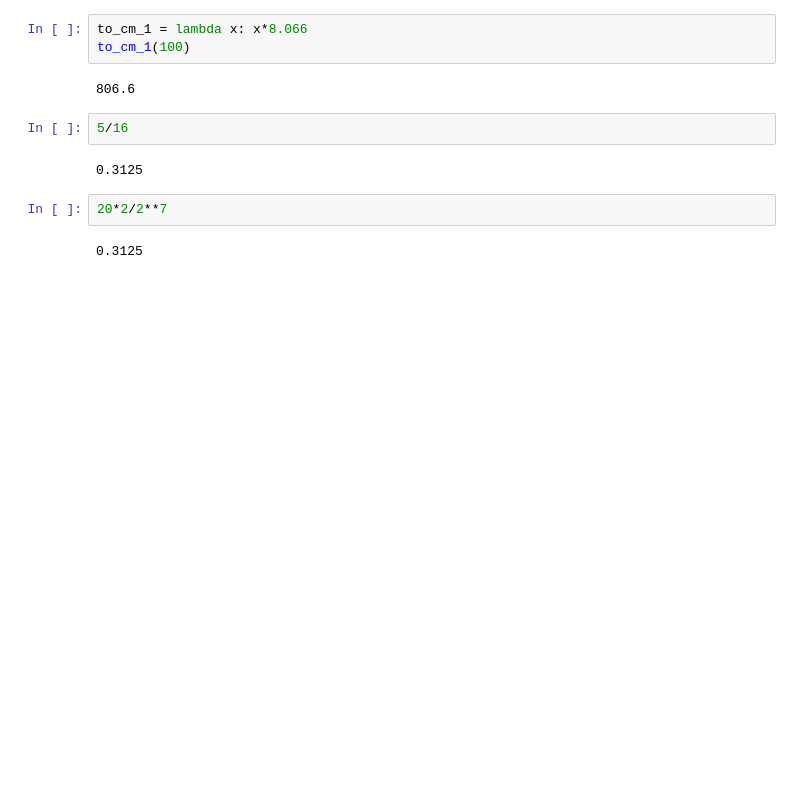
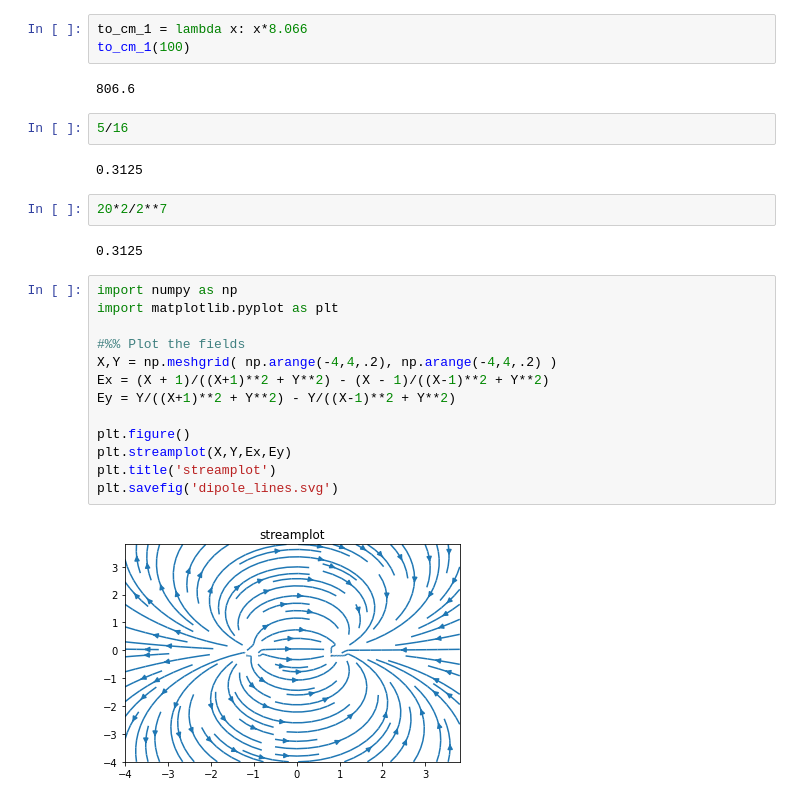
Before and after one commit to AlessandroLodi/DPhil-Thesis-Oxford, a Jupyter notebook: chapter_fabrication/figures/plotting_fabrication.ipynb, the cells around one changed output. Drawn from its saved outputs; the diff is of its cells as text; blank space fills up the shorter version.

```diff
--- a/chapter_fabrication/figures/plotting_fabrication.ipynb
+++ b/chapter_fabrication/figures/plotting_fabrication.ipynb
@@ -552,3 +552,18 @@ to_cm_1(100)
 20*2/2**7
 # %% [output]
 0.3125
+# %%
+import numpy as np
+import matplotlib.pyplot as plt
+
+#%% Plot the fields
+X,Y = np.meshgrid( np.arange(-4,4,.2), np.arange(-4,4,.2) )
+Ex = (X + 1)/((X+1)**2 + Y**2) - (X - 1)/((X-1)**2 + Y**2)
+Ey = Y/((X+1)**2 + Y**2) - Y/((X-1)**2 + Y**2)
+
+plt.figure()
+plt.streamplot(X,Y,Ex,Ey)
+plt.title('streamplot')
+plt.savefig('dipole_lines.svg')
+# %% [output]
+[figure, added]
```
Also changed, not shown: parts of 1 cell of this notebook, 27 other files.
